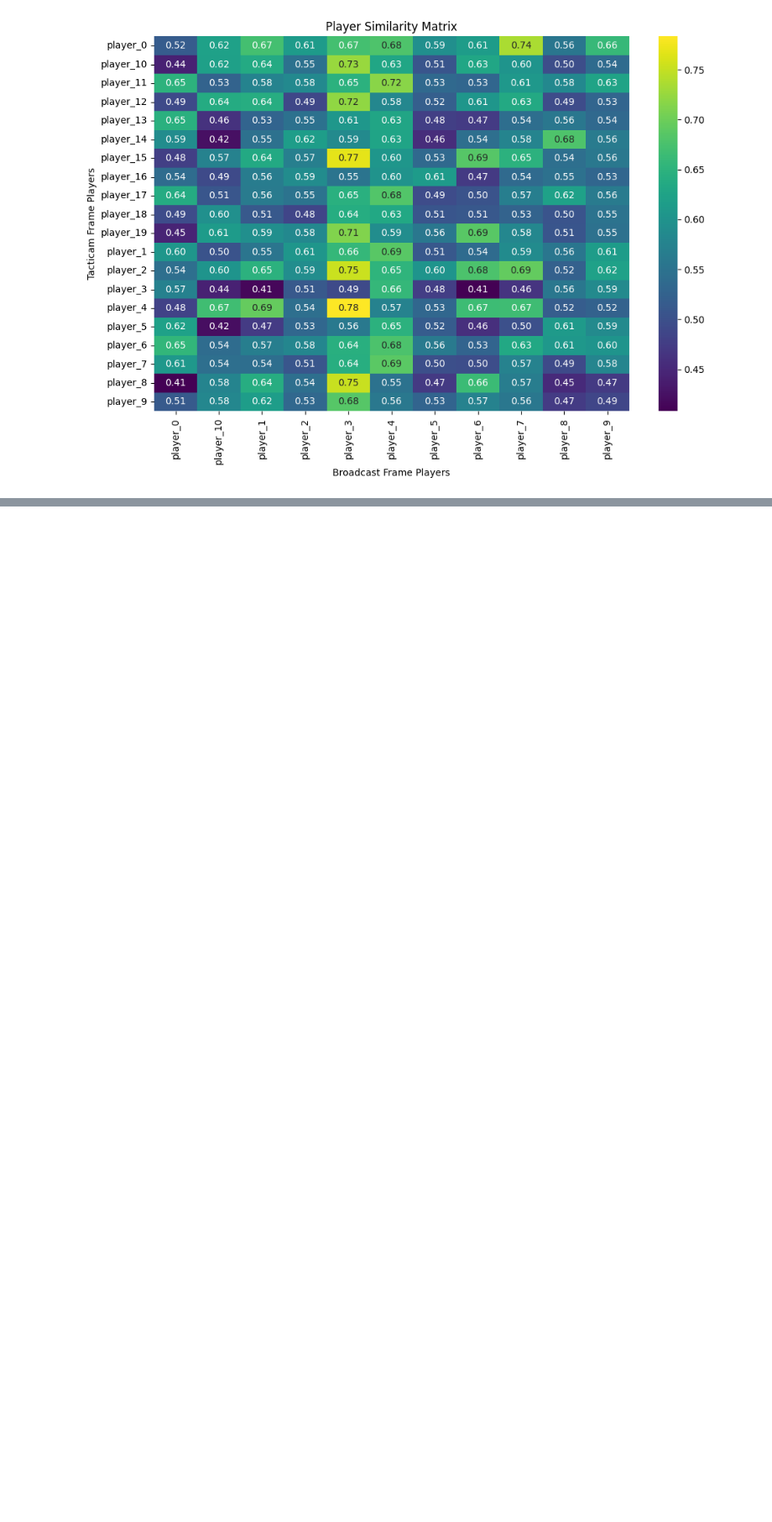
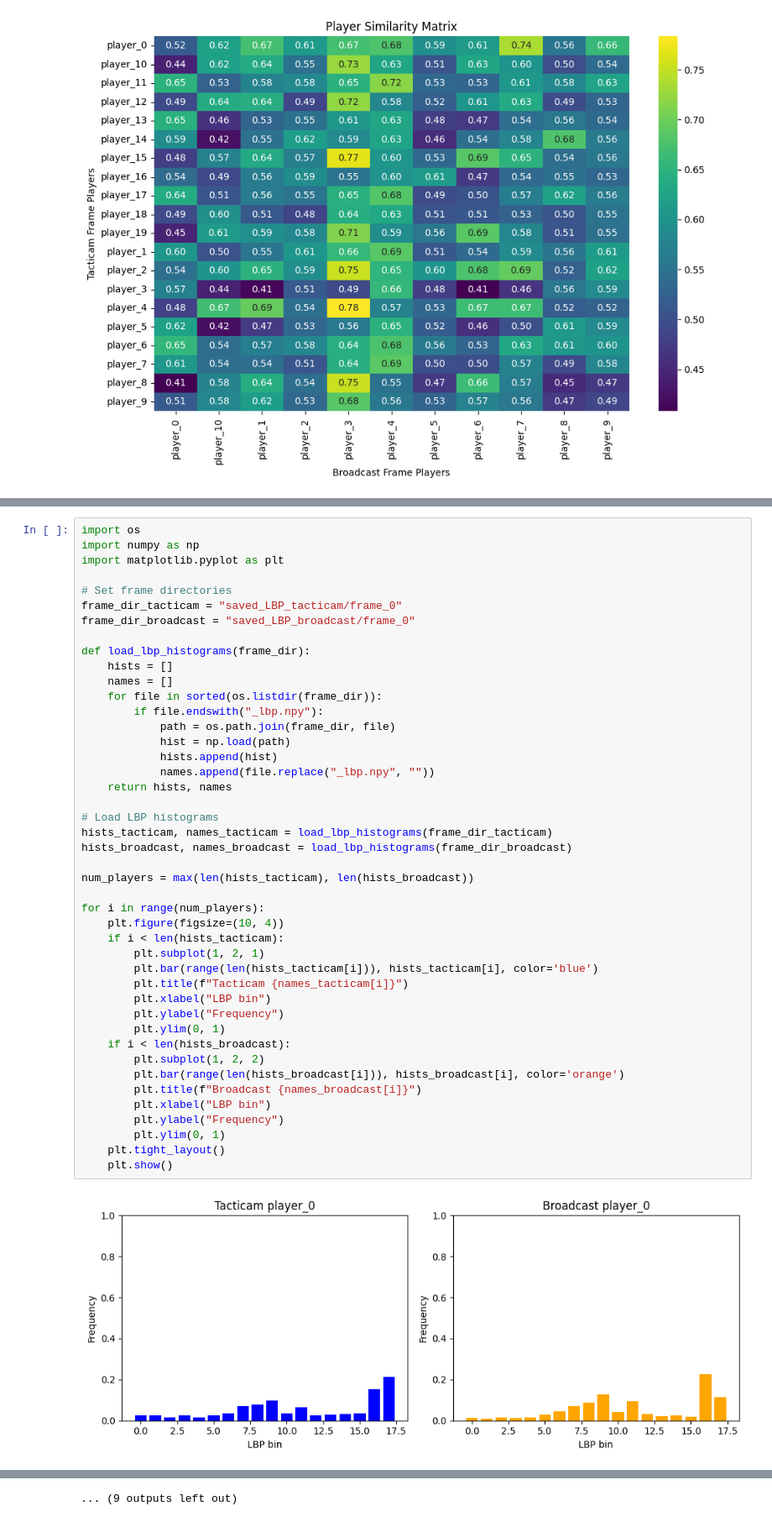
Before and after one commit to Vivek084c/Cross-Camera-Player-Mapping, a Jupyter notebook: similarity_pipline.ipynb, the cells around one changed output, grey strips where cells are left out. Shown at 84% size. Cells and saved outputs as stored; diff of their text form; blank space fills up the shorter version.

```diff
--- a/similarity_pipline.ipynb
+++ b/similarity_pipline.ipynb
@@ -302,0 +475,46 @@ plt.show()
+# %%
+import os
+import numpy as np
+import matplotlib.pyplot as plt
+
+# Set frame directories
+frame_dir_tacticam = "saved_LBP_tacticam/frame_0"
+frame_dir_broadcast = "saved_LBP_broadcast/frame_0"
+
+def load_lbp_histograms(frame_dir):
+    hists = []
+    names = []
+    for file in sorted(os.listdir(frame_dir)):
+        if file.endswith("_lbp.npy"):
+            path = os.path.join(frame_dir, file)
+            hist = np.load(path)
+            hists.append(hist)
+            names.append(file.replace("_lbp.npy", ""))
+    return hists, names
+
+# Load LBP histograms
+hists_tacticam, names_tacticam = load_lbp_histograms(frame_dir_tacticam)
+hists_broadcast, names_broadcast = load_lbp_histograms(frame_dir_broadcast)
+
+num_players = max(len(hists_tacticam), len(hists_broadcast))
+
+for i in range(num_players):
+    plt.figure(figsize=(10, 4))
+    if i < len(hists_tacticam):
+        plt.subplot(1, 2, 1)
+        plt.bar(range(len(hists_tacticam[i])), hists_tacticam[i], color='blue')
+        plt.title(f"Tacticam {names_tacticam[i]}")
+        plt.xlabel("LBP bin")
+        plt.ylabel("Frequency")
+        plt.ylim(0, 1)
+    if i < len(hists_broadcast):
+        plt.subplot(1, 2, 2)
+        plt.bar(range(len(hists_broadcast[i])), hists_broadcast[i], color='orange')
+        plt.title(f"Broadcast {names_broadcast[i]}")
+        plt.xlabel("LBP bin")
+        plt.ylabel("Frequency")
+        plt.ylim(0, 1)
+    plt.tight_layout()
+    plt.show()
+# %% [output]
+[figure, added]
@@ -302,0 +532 @@ plt.show()
+... (9 outputs left out)
```
Also changed, not shown: parts of 43 cells of this notebook, 5 other files.
